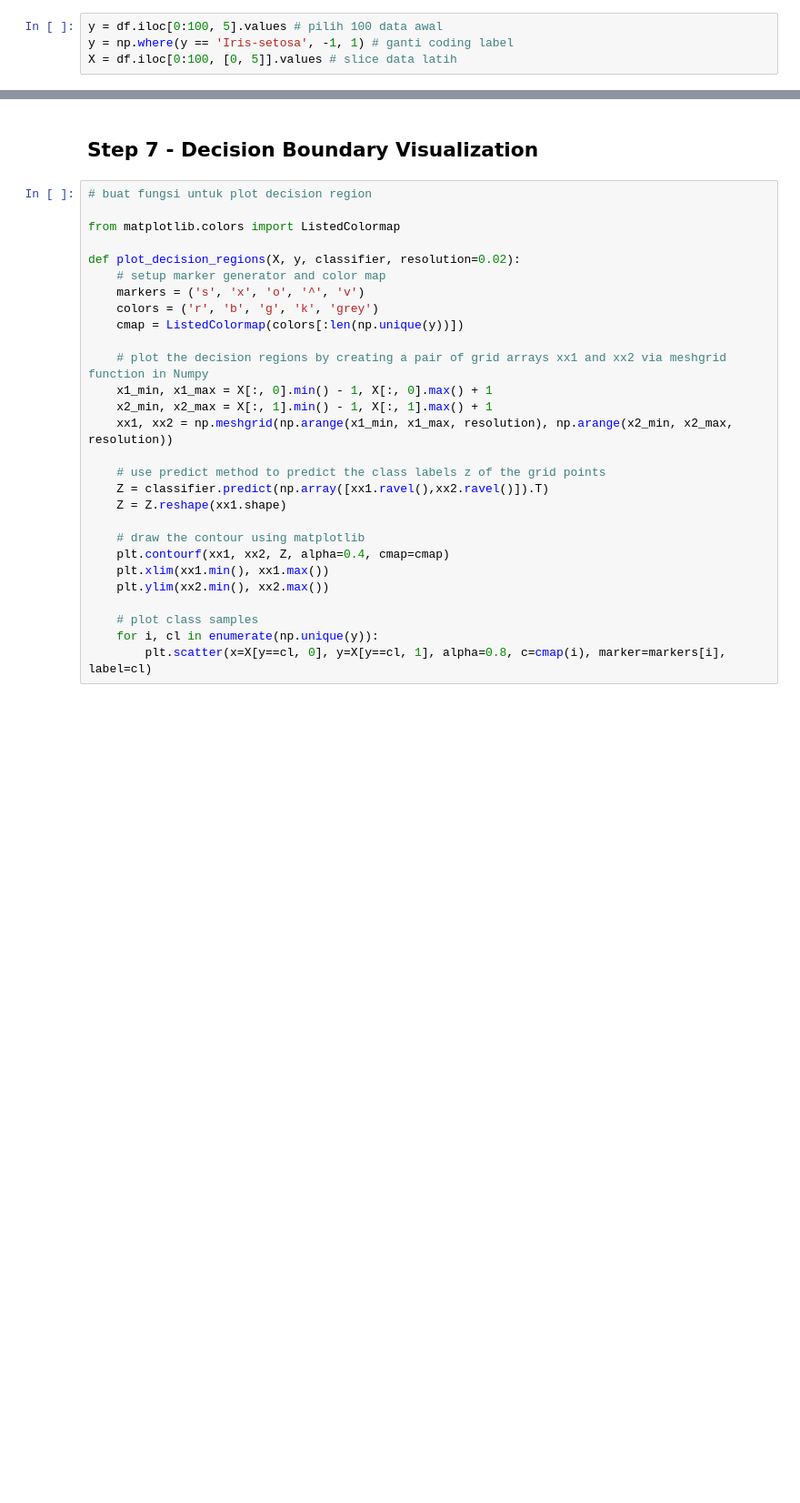
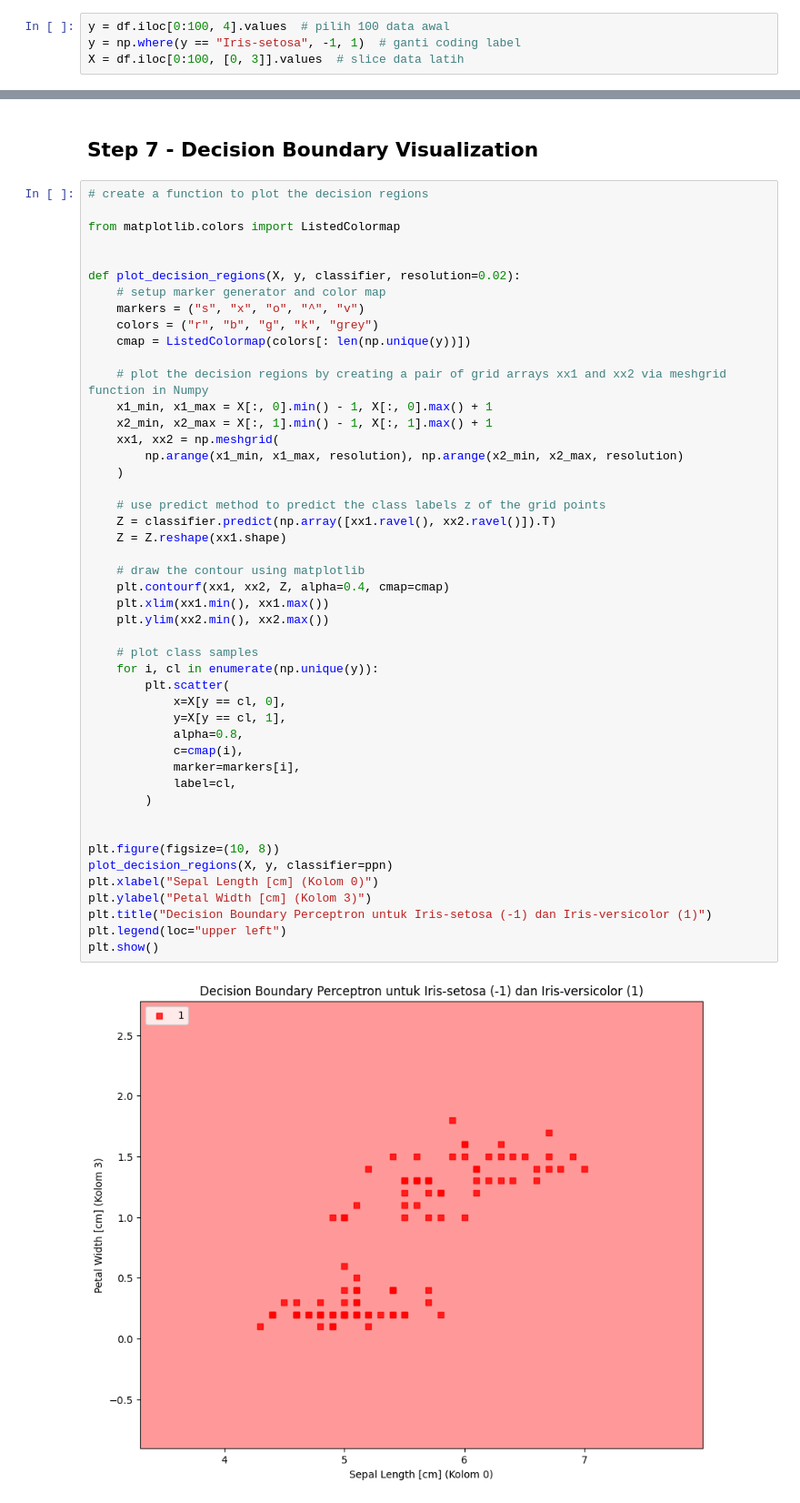
Before and after one commit to Anothaatype/machine-learning-kuliah, a Jupyter notebook: Week13/Lab1.ipynb, the cells around one changed output, grey strips where cells are left out. Shown at 91% size. Cells and saved outputs as stored; diff of their text form; blank space fills up the shorter version.

```diff
--- a/Week13/Lab1.ipynb
+++ b/Week13/Lab1.ipynb
@@ -55,9 +55,9 @@ class Perceptron(object):
 # %% [markdown]
 ## Step 4 - Choosing Data and Encoding Label
 # %%
-y = df.iloc[0:100, 5].values # pilih 100 data awal
-y = np.where(y == 'Iris-setosa', -1, 1) # ganti coding label
-X = df.iloc[0:100, [0, 5]].values # slice data latih
+y = df.iloc[0:100, 4].values  # pilih 100 data awal
+y = np.where(y == "Iris-setosa", -1, 1)  # ganti coding label
+X = df.iloc[0:100, [0, 3]].values  # slice data latih
 # %% [markdown]
 ## Step 5 - Fitting Model
 # %%
@@ -75,30 +77,51 @@ plt.show()
 # %% [markdown]
 ## Step 7 - Decision Boundary Visualization
 # %%
-# buat fungsi untuk plot decision region
+# create a function to plot the decision regions
 
 from matplotlib.colors import ListedColormap
 
+
 def plot_decision_regions(X, y, classifier, resolution=0.02):
     # setup marker generator and color map
-    markers = ('s', 'x', 'o', '^', 'v')
-    colors = ('r', 'b', 'g', 'k', 'grey')
-    cmap = ListedColormap(colors[:len(np.unique(y))])
+    markers = ("s", "x", "o", "^", "v")
+    colors = ("r", "b", "g", "k", "grey")
+    cmap = ListedColormap(colors[: len(np.unique(y))])
 
     # plot the decision regions by creating a pair of grid arrays xx1 and xx2 via meshgrid function in Numpy
     x1_min, x1_max = X[:, 0].min() - 1, X[:, 0].max() + 1
     x2_min, x2_max = X[:, 1].min() - 1, X[:, 1].max() + 1
-    xx1, xx2 = np.meshgrid(np.arange(x1_min, x1_max, resolution), np.arange(x2_min, x2_max, resolution))
+    xx1, xx2 = np.meshgrid(
+        np.arange(x1_min, x1_max, resolution), np.arange(x2_min, x2_max, resolution)
+    )
 
     # use predict method to predict the class labels z of the grid points
-    Z = classifier.predict(np.array([xx1.ravel(),xx2.ravel()]).T)
+    Z = classifier.predict(np.array([xx1.ravel(), xx2.ravel()]).T)
     Z = Z.reshape(xx1.shape)
 
     # draw the contour using matplotlib
     plt.contourf(xx1, xx2, Z, alpha=0.4, cmap=cmap)
     plt.xlim(xx1.min(), xx1.max())
     plt.ylim(xx2.min(), xx2.max())
 
     # plot class samples
     for i, cl in enumerate(np.unique(y)):
-        plt.scatter(x=X[y==cl, 0], y=X[y==cl, 1], alpha=0.8, c=cmap(i), marker=markers[i], label=cl)
+        plt.scatter(
+            x=X[y == cl, 0],
+            y=X[y == cl, 1],
+            alpha=0.8,
+            c=cmap(i),
+            marker=markers[i],
+            label=cl,
+        )
+
+
+plt.figure(figsize=(10, 8))
+plot_decision_regions(X, y, classifier=ppn)
+plt.xlabel("Sepal Length [cm] (Kolom 0)")
+plt.ylabel("Petal Width [cm] (Kolom 3)")
+plt.title("Decision Boundary Perceptron untuk Iris-setosa (-1) dan Iris-versicolor (1)")
+plt.legend(loc="upper left")
+plt.show()
+# %% [output]
+[figure, added]
```
Also changed, not shown: parts of 4 cells of this notebook, 5 other files.
